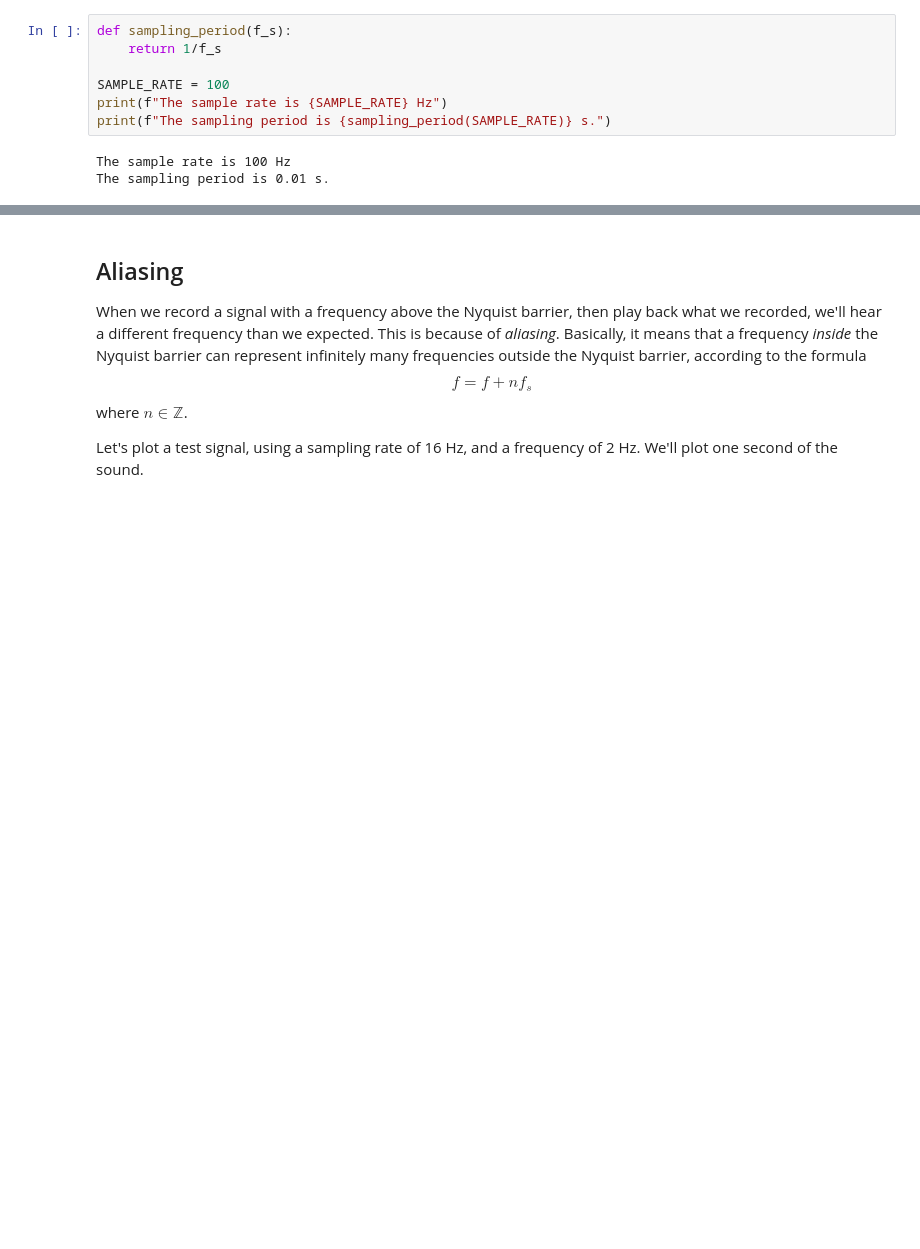
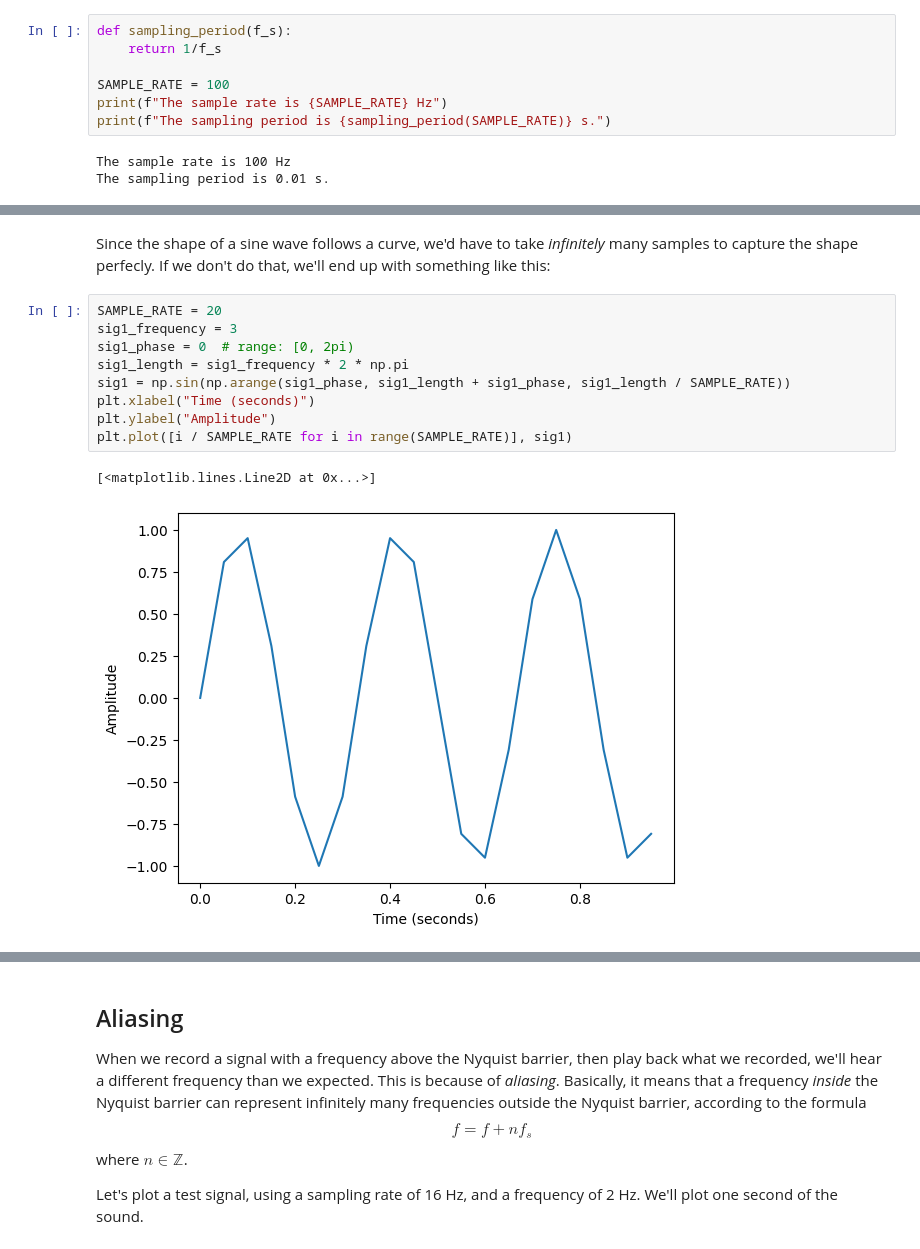
Before and after one commit to fleximeter/audio, a Jupyter notebook: notebooks/sampling.ipynb, the cells around one changed output, grey strips where cells are left out. Cells and saved outputs as stored; diff of their text form; blank space fills up the shorter version.

```diff
--- a/notebooks/sampling.ipynb
+++ b/notebooks/sampling.ipynb
@@ -24,0 +32,14 @@ If we are trying to record a signal with frequency $f=f_s/2$, we can only record
+# %% [markdown]
+Since the shape of a sine wave follows a curve, we'd have to take *infinitely* many samples to capture the shape perfecly. If we don't do that, we'll end up with something like this:
+# %%
+SAMPLE_RATE = 20
+sig1_frequency = 3
+sig1_phase = 0  # range: [0, 2pi)
+sig1_length = sig1_frequency * 2 * np.pi
+sig1 = np.sin(np.arange(sig1_phase, sig1_length + sig1_phase, sig1_length / SAMPLE_RATE))
+plt.xlabel("Time (seconds)")
+plt.ylabel("Amplitude")
+plt.plot([i / SAMPLE_RATE for i in range(SAMPLE_RATE)], sig1)
+# %% [output]
+[<matplotlib.lines.Line2D at 0x...>]
+[figure, added]
```
Also changed, not shown: parts of 15 cells of this notebook, 7 other files.
